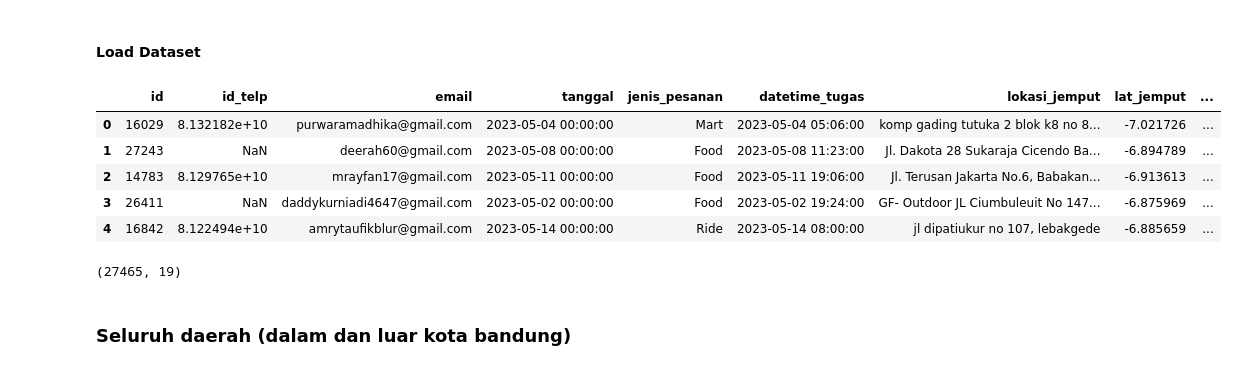
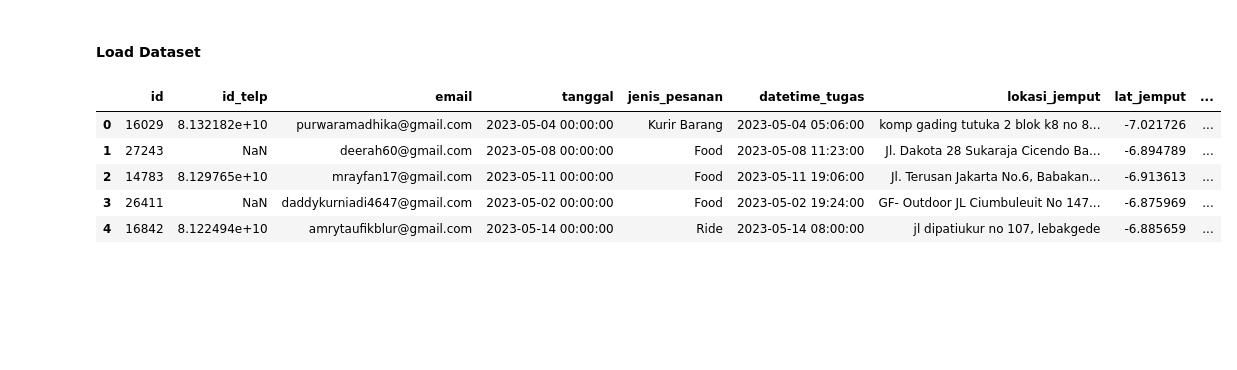
Before and after one commit to azwanazamuddin/location-choice-model, a Jupyter notebook: notebooks/eda.ipynb, the cells around one changed output. Drawn from its saved outputs; the diff is of its cells as text; code cells hidden in the pictures; blank space fills up the shorter version.

```diff
--- a/notebooks/eda.ipynb
+++ b/notebooks/eda.ipynb
@@ -20,18 +20,12 @@ import seaborn as sns
 #### Load Dataset
 # %%
 # Load the Excel file into a pandas DataFrame
-df = pd.read_excel('../data/temp/for_eda.xlsx')
+df = pd.read_excel('../data/transaction/v1.xlsx')
 df.head()
 # %% [output]
 |  | id | id_telp | email | tanggal | jenis_pesanan | datetime_tugas | lokasi_jemput | lat_jemput | ... |
-| 0 | 16029 | 8.132182e+10 | purwaramadhika@gmail.com | 2023-05-04 00:00:00 | Mart | 2023-05-04 05:06:00 | komp gading tutuka 2 blok k8 no 8... | -7.021726 | ... |
+| 0 | 16029 | 8.132182e+10 | purwaramadhika@gmail.com | 2023-05-04 00:00:00 | Kurir Barang | 2023-05-04 05:06:00 | komp gading tutuka 2 blok k8 no 8... | -7.021726 | ... |
 | 1 | 27243 | NaN | deerah60@gmail.com | 2023-05-08 00:00:00 | Food | 2023-05-08 11:23:00 | Jl. Dakota 28 Sukaraja Cicendo Ba... | -6.894789 | ... |
 | 2 | 14783 | 8.129765e+10 | mrayfan17@gmail.com | 2023-05-11 00:00:00 | Food | 2023-05-11 19:06:00 | Jl. Terusan Jakarta No.6, Babakan... | -6.913613 | ... |
 | 3 | 26411 | NaN | daddykurniadi4647@gmail.com | 2023-05-02 00:00:00 | Food | 2023-05-02 19:24:00 | GF- Outdoor JL Ciumbuleuit No 147... | -6.875969 | ... |
 | 4 | 16842 | 8.122494e+10 | amrytaufikblur@gmail.com | 2023-05-14 00:00:00 | Ride | 2023-05-14 08:00:00 | jl dipatiukur no 107, lebakgede | -6.885659 | ... |
-# %%
-df.shape
-# %% [output]
-(27465, 19)
-# %% [markdown]
-### Seluruh daerah (dalam dan luar kota bandung)
```
Also changed, not shown: parts of 36 cells of this notebook, 3 other files.
